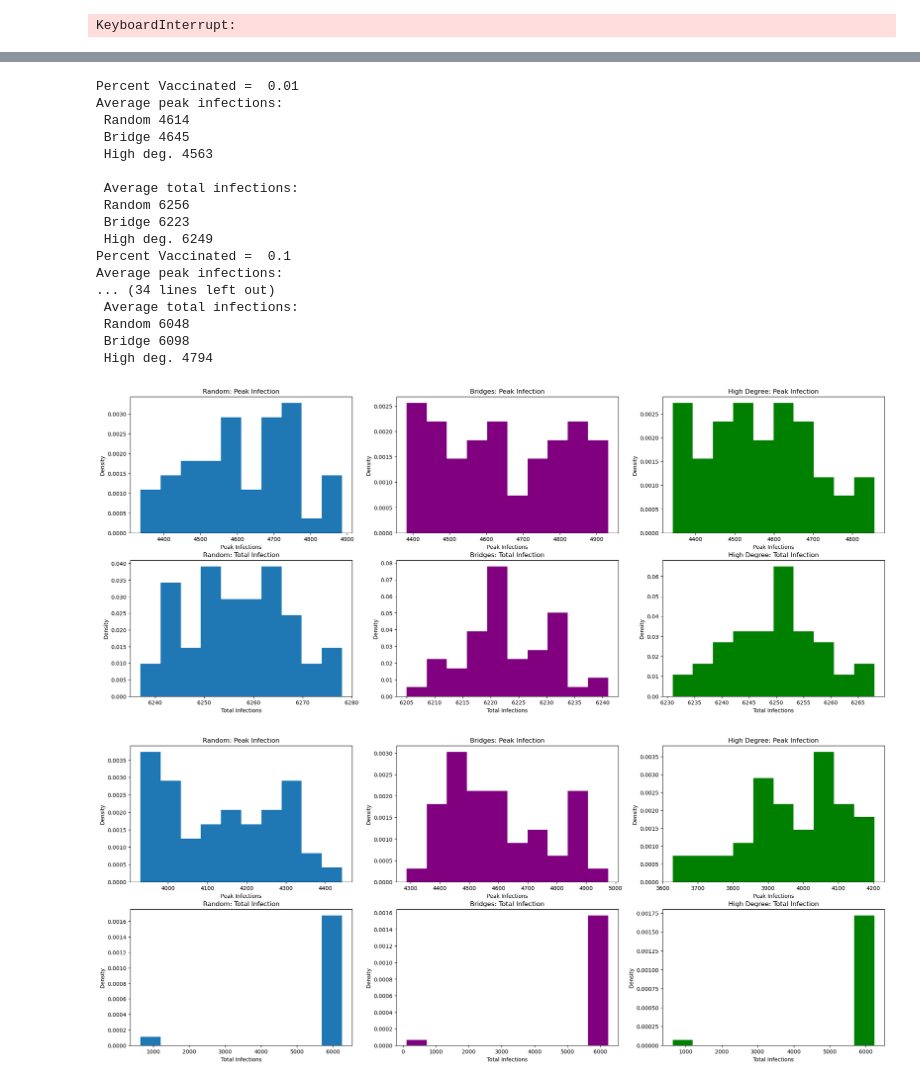
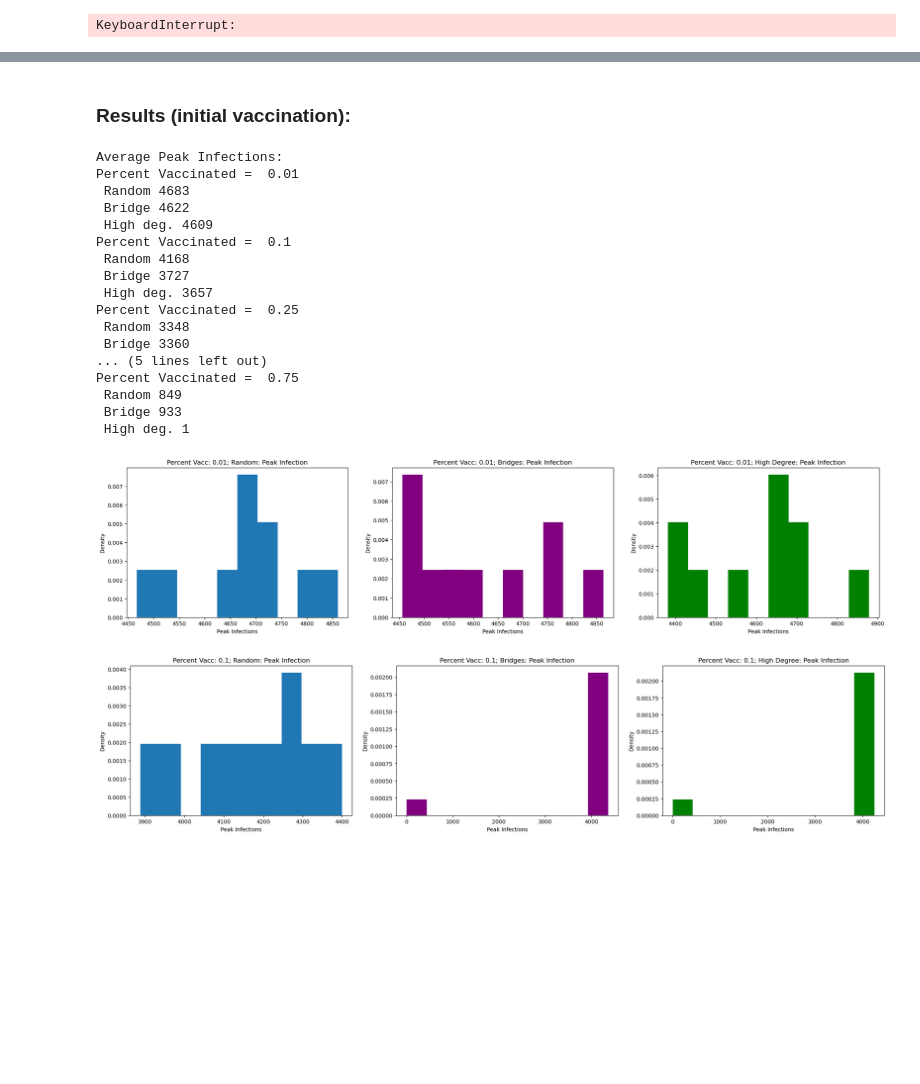
Before and after one commit to Kevin2197/Bio-Networkx-Project, a Jupyter notebook: script.ipynb, the cells around one changed output, grey strips where cells are left out. Saved outputs shown, nothing was run; the diff lists cells and outputs as text; code cells hidden in the pictures; blank space fills up the shorter version.

```diff
--- a/script.ipynb
+++ b/script.ipynb
@@ -236,8 +236,7 @@ def find_bridges(G,z,flag=1):
     for node in list(G.nodes()):
         send.append((node, custom_formula(G,z,node)))
 
-    sorted_nodes = [(node, value) for node, value in sorted(send, key=lambda x: x[1]) if value != 0]
-    if flag: sorted_nodes = [node for node, value in sorted(sorted_nodes, key=lambda x: x[1])]
+    sorted_nodes = [node for node, value in sorted(send, key=lambda x: x[1], reverse=True)]
 
     return sorted_nodes
 
@@ -575,18 +526,3 @@ m: 217662
 kmean: 68.16849357970561
 C: 0.16354459255048673
 KeyboardInterrupt:
-# %%
-# Data
-num_vaccinated = int(num_nodes/5) # maybe change this to percent vaccinated, for consistency across networks
-num_trials = 50
-s = 1
-beta = .3
-gamma = .3
-
-# Run SIR simulation according to each strategy
-random_peaks, random_totals = strategy_random(G, num_vaccinated, num_trials, s, beta, gamma)
-
-dict_filename = "./partitions/" + filename[14:-4] + ".pkl"
-bridge_peaks, bridge_totals = strategy_bridge(G, dict_filename, num_vaccinated, num_trials, s, beta, gamma)
-
-highdegree_peaks, highdegree_totals = strategy_highdegree(G, num_vaccinated, num_trials, s, beta, gamma)
@@ -751,30 +608,36 @@ Average peak infections:
+# %% [markdown]
+### Results (initial vaccination):
 # %%
+filename = "./facebook100/American75.mat"
+
 percent_vaccinated = [0.01, 0.1, 0.25, 0.5, 0.75]
 
-results = []
+
+percent_vaccinated_results = []
 for p in percent_vaccinated:
-    results.append(run_sims(filename, p, num_trials=50))
+    percent_vaccinated_results.append(run_sims(filename, p, num_trials=10))
 # %%
+print("Average Peak Infections:")
 for i in range(len(percent_vaccinated)):
     print("Percent Vaccinated = ", percent_vaccinated[i])
-    plot_results(results[i])
+    plot_results_peaks(percent_vaccinated_results[i], percent_vaccinated[i])
 # %% [output]
+Average Peak Infections:
 Percent Vaccinated =  0.01
-Average peak infections:
- Random 4614
- Bridge 4645
- High deg. 4563
-
- Average total infections:
- Random 6256
- Bridge 6223
- High deg. 6249
+ Random 4683
+ Bridge 4622
+ High deg. 4609
 Percent Vaccinated =  0.1
-Average peak infections:
-... (34 lines left out)
- Average total infections:
- Random 6048
- Bridge 6098
- High deg. 4794
+ Random 4168
+ Bridge 3727
+ High deg. 3657
+Percent Vaccinated =  0.25
+ Random 3348
+ Bridge 3360
+... (5 lines left out)
+Percent Vaccinated =  0.75
+ Random 849
+ Bridge 933
+ High deg. 1
-[figure, old version]
+[figure, new version]
-[figure, old version]
+[figure, new version]
```
Also changed, not shown: parts of 20 cells of this notebook.
